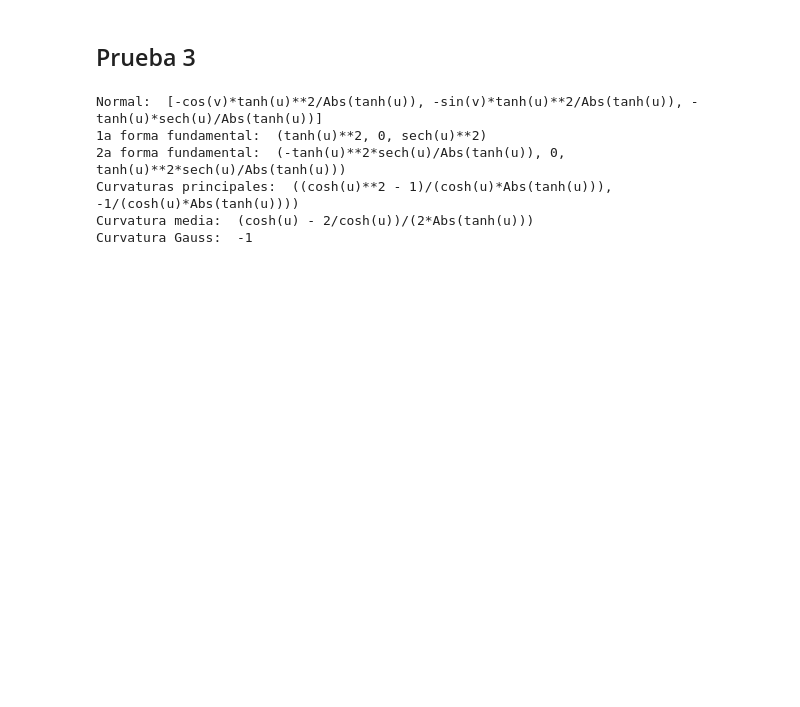
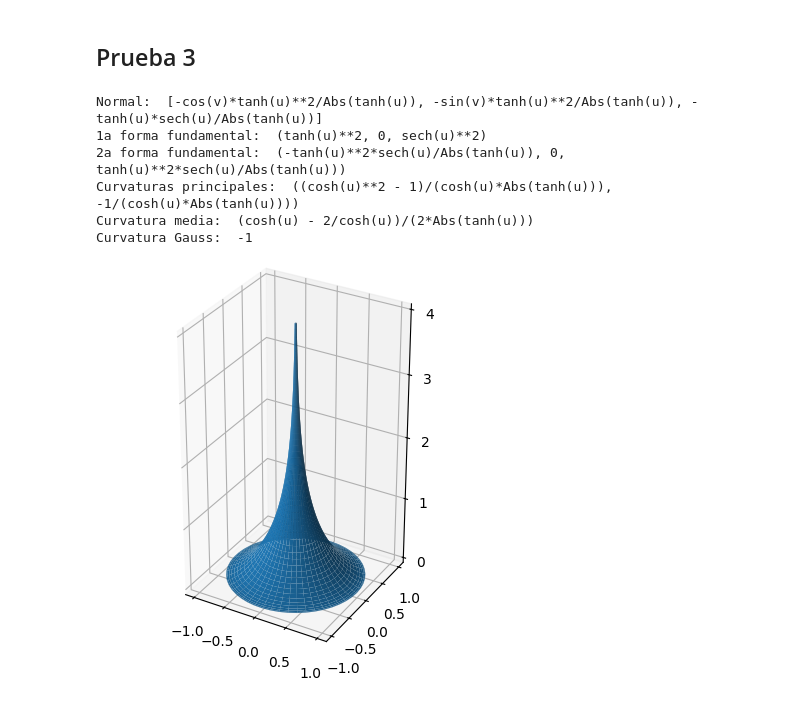
Before and after one commit to asiermhpsm/geometria_diferencial, a Jupyter notebook: comprobaciones.ipynb, the cells around one changed output. Saved outputs shown, nothing was run; the diff lists cells and outputs as text; code cells hidden in the pictures; blank space fills up the shorter version.

Commit message:
Comrpobaciones
Añadida la funcion que grafica (incorrecta) y prueba del toro

```diff
--- a/comprobaciones.ipynb
+++ b/comprobaciones.ipynb
@@ -35,15 +35,17 @@ Curvaturas principales:  (sqrt(2)*(u*v*sqrt((u - v)**2 + (u + v)**2 + 4) + sqrt(
 # %%
 ecuaciones3 = [sp.sech(u)*sp.cos(v), sp.sech(u)*sp.sin(v), u-sp.tanh(u)]
 print('Normal: ', normal(ecuaciones3, u, v))
 print('1a forma fundamental: ', primeraFormaFundamental(ecuaciones3, u, v))
 print('2a forma fundamental: ', segundoFormaFundamental(ecuaciones3, u, v))
 print('Curvaturas principales: ', curvaturasPrincipales(ecuaciones3, u, v))
 print('Curvatura media: ', curvaturaMedia(ecuaciones3, u, v))
 print('Curvatura Gauss: ', curvaturaGauss(ecuaciones3, u, v))
+grafica(ecuaciones3, u, v, 0, 5, 0, 2*np.pi)
 # %% [output]
 Normal:  [-cos(v)*tanh(u)**2/Abs(tanh(u)), -sin(v)*tanh(u)**2/Abs(tanh(u)), -tanh(u)*sech(u)/Abs(tanh(u))]
 1a forma fundamental:  (tanh(u)**2, 0, sech(u)**2)
 2a forma fundamental:  (-tanh(u)**2*sech(u)/Abs(tanh(u)), 0, tanh(u)**2*sech(u)/Abs(tanh(u)))
 Curvaturas principales:  ((cosh(u)**2 - 1)/(cosh(u)*Abs(tanh(u))), -1/(cosh(u)*Abs(tanh(u))))
 Curvatura media:  (cosh(u) - 2/cosh(u))/(2*Abs(tanh(u)))
 Curvatura Gauss:  -1
+[figure, added]
```
Also changed, not shown: parts of 2 cells of this notebook, 1 other file.
